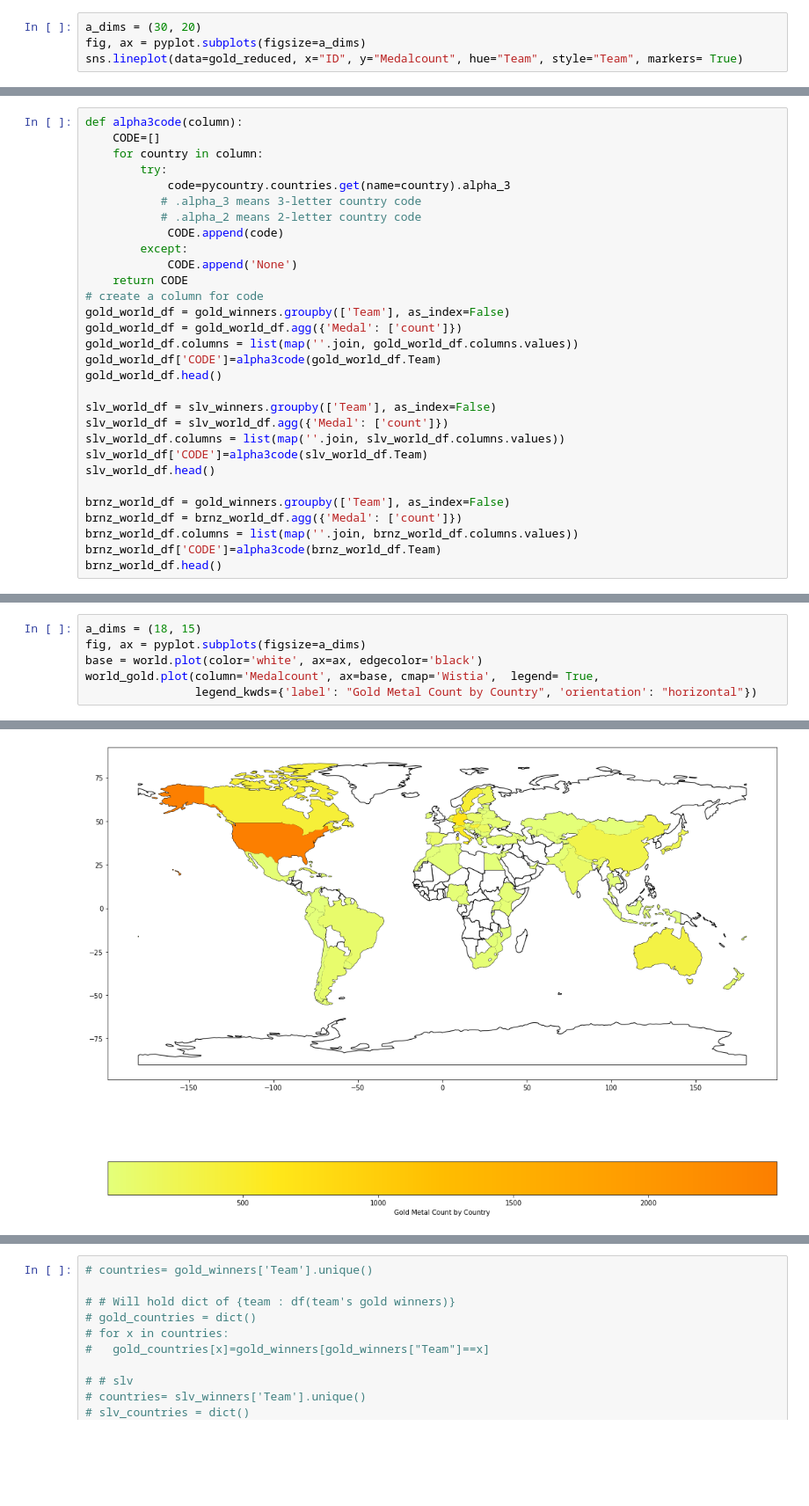
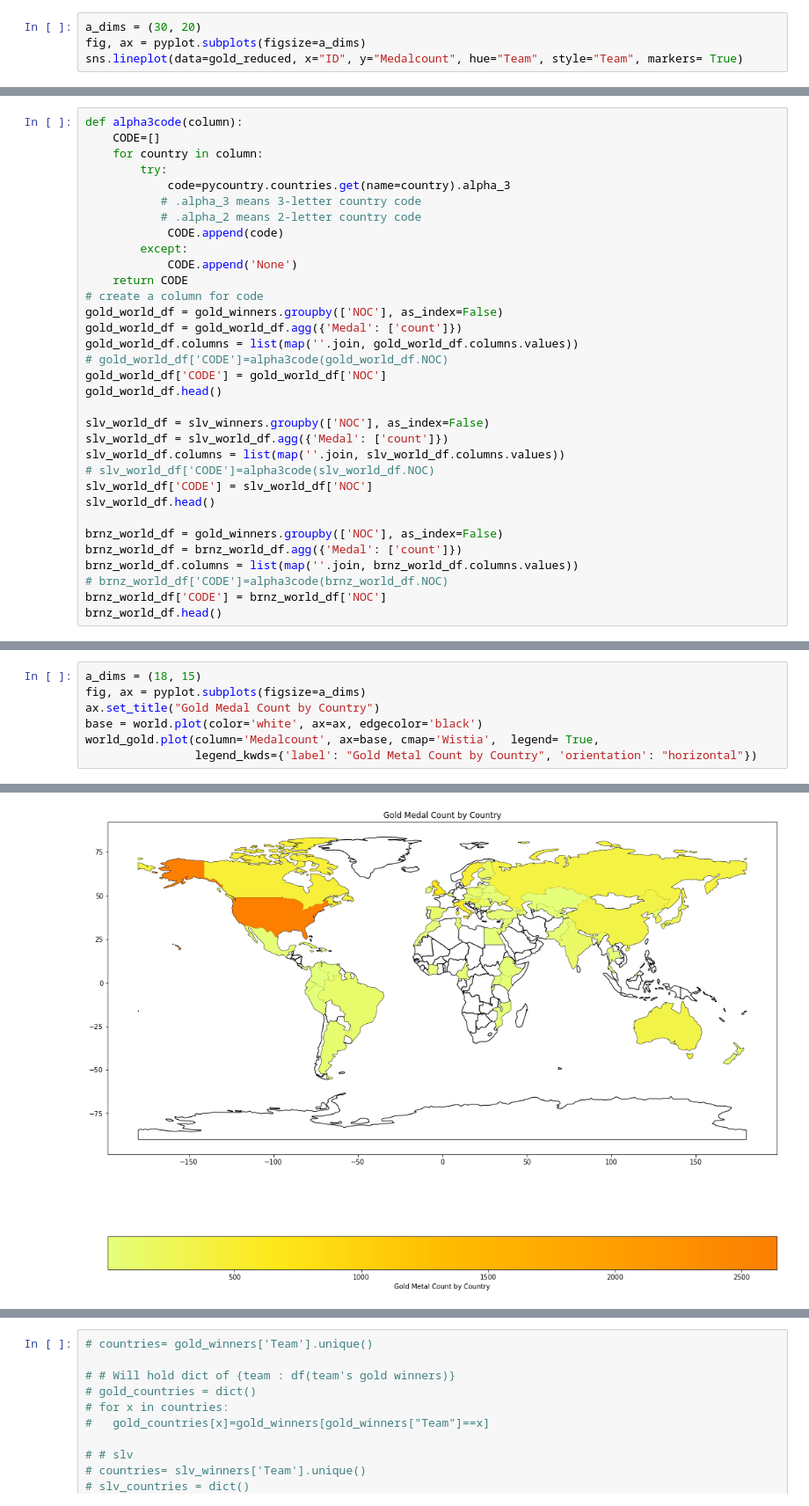
Before and after one commit to jd-gebbia/Applied_Analytics, a Jupyter notebook: AppliedAnalytics_Case1.ipynb, the cells around one changed output, grey strips where cells are left out. Shown at 88% size. Drawn from its saved outputs; the diff is of its cells as text; blank space fills up the shorter version.

```diff
--- a/AppliedAnalytics_Case1.ipynb
+++ b/AppliedAnalytics_Case1.ipynb
@@ -110,21 +111,24 @@ def alpha3code(column):
             CODE.append('None')
     return CODE
 # create a column for code
-gold_world_df = gold_winners.groupby(['Team'], as_index=False)
+gold_world_df = gold_winners.groupby(['NOC'], as_index=False)
 gold_world_df = gold_world_df.agg({'Medal': ['count']})
 gold_world_df.columns = list(map(''.join, gold_world_df.columns.values))
-gold_world_df['CODE']=alpha3code(gold_world_df.Team)
+# gold_world_df['CODE']=alpha3code(gold_world_df.NOC)
+gold_world_df['CODE'] = gold_world_df['NOC']
 gold_world_df.head()
 
-slv_world_df = slv_winners.groupby(['Team'], as_index=False)
+slv_world_df = slv_winners.groupby(['NOC'], as_index=False)
 slv_world_df = slv_world_df.agg({'Medal': ['count']})
 slv_world_df.columns = list(map(''.join, slv_world_df.columns.values))
-slv_world_df['CODE']=alpha3code(slv_world_df.Team)
+# slv_world_df['CODE']=alpha3code(slv_world_df.NOC)
+slv_world_df['CODE'] = slv_world_df['NOC']
 slv_world_df.head()
 
-brnz_world_df = gold_winners.groupby(['Team'], as_index=False)
+brnz_world_df = gold_winners.groupby(['NOC'], as_index=False)
 brnz_world_df = brnz_world_df.agg({'Medal': ['count']})
 brnz_world_df.columns = list(map(''.join, brnz_world_df.columns.values))
-brnz_world_df['CODE']=alpha3code(brnz_world_df.Team)
+# brnz_world_df['CODE']=alpha3code(brnz_world_df.NOC)
+brnz_world_df['CODE'] = brnz_world_df['NOC']
 brnz_world_df.head()
 # %% [output]
@@ -158,12 +162,13 @@ world_brnz.head()
 # %%
 a_dims = (18, 15)
 fig, ax = pyplot.subplots(figsize=a_dims)
+ax.set_title("Gold Medal Count by Country")
 base = world.plot(color='white', ax=ax, edgecolor='black')
 world_gold.plot(column='Medalcount', ax=base, cmap='Wistia',  legend= True,
                 legend_kwds={'label': "Gold Metal Count by Country", 'orientation': "horizontal"})
 # %% [output]
 <matplotlib.axes._subplots.AxesSubplot at 0x...>
-[figure, old version]
+[figure, new version]
 # %%
 a_dims = (18, 15)
 fig, ax = pyplot.subplots(figsize=a_dims)
```
Also changed, not shown: parts of 13 cells of this notebook.
